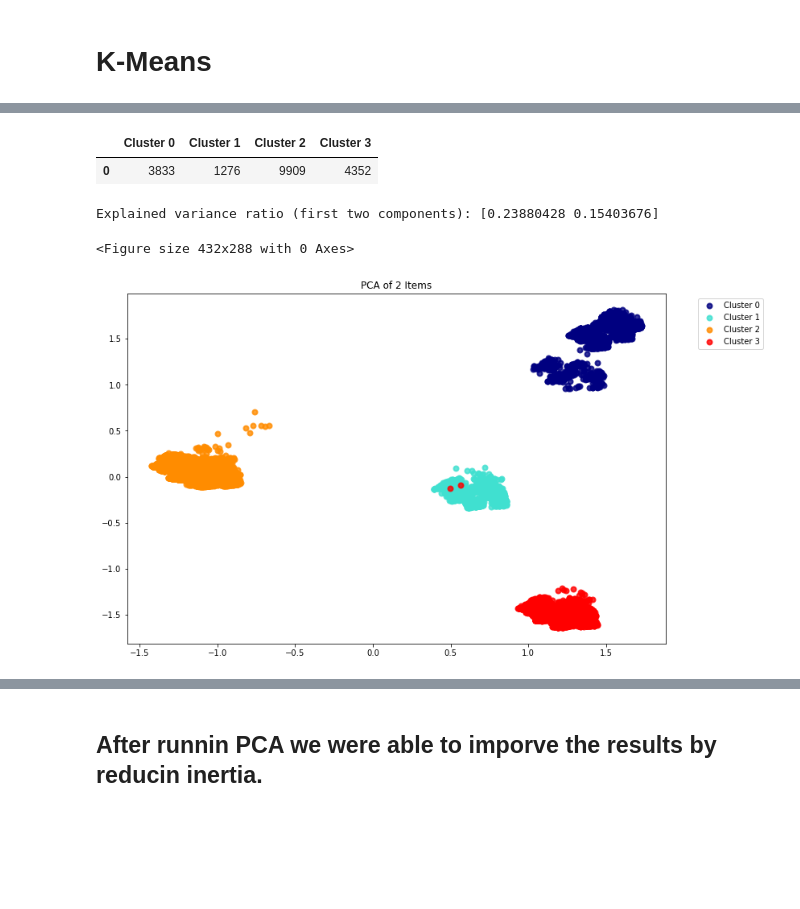
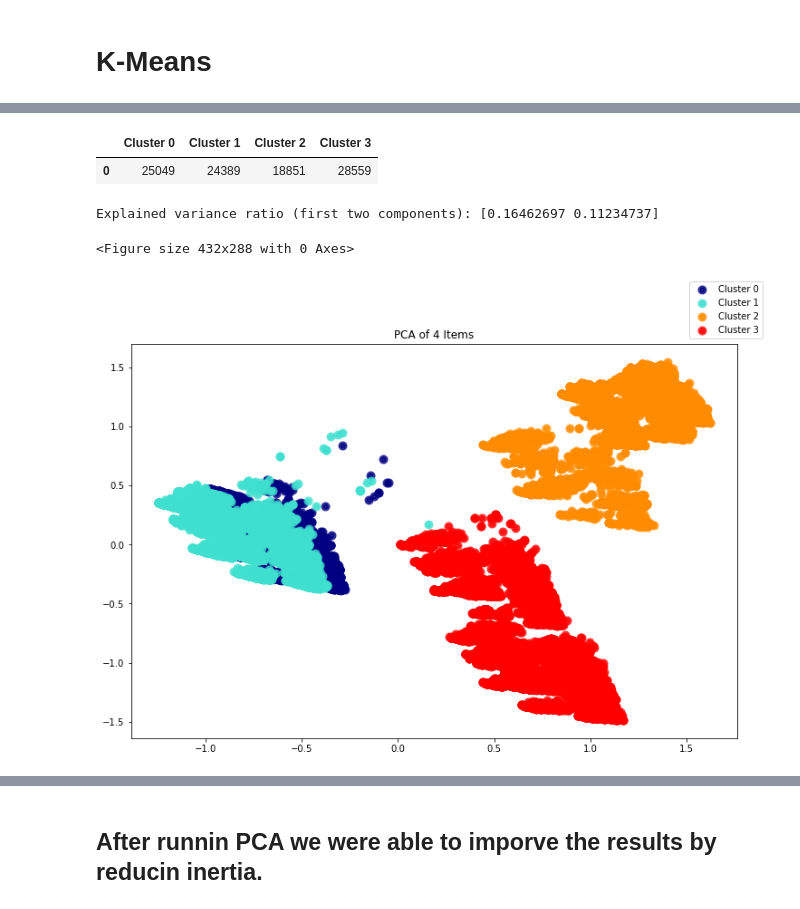
Before and after one commit to crashinabhi/Customer_Churn_project, a Jupyter notebook: Machiene_learning_final_final.ipynb, the cells around one changed output, grey strips where cells are left out. Saved outputs shown, nothing was run; the diff lists cells and outputs as text; code cells hidden in the pictures; blank space fills up the shorter version.

```diff
--- a/Machiene_learning_final_final.ipynb
+++ b/Machiene_learning_final_final.ipynb
@@ -531,0 +561,4 @@ Text(0, 0.5, 'Features')
+# %%
+# Scale the dataset using MinMaxScaler()
+X_scaled = MinMaxScaler().fit_transform(X_km)
+X_scaled.shape
@@ -537,7 +572,7 @@ k = list(range(1, 11))
 # Looking for the best K
 for i in k:
     km = KMeans(n_clusters=i, random_state=15)
-    km=km.fit(X)
+    km=km.fit(X_scaled)
     u=km.inertia_
     inertia.append(u)
     print("The innertia for :", i, "Clusters is:", u)
@@ -564,15 +599,10 @@ df_elbow.hvplot.line(x="k", y="inertia", title="Elbow Curve", xticks=k)
 model = KMeans(n_clusters=4, random_state=15)
 
 # Fit the model
-model.fit(X)
+model.fit(X_scaled)
 
 #Model labels
 model.labels_
 
 # Predict clusters
-predictions = model.predict(X)
-
-# Create return DataFrame with predicted clusters
-df_y = pd.DataFrame(predictions, columns=['Cluster'])
-combined = customer_churn_dummies.join(df_y, how='inner')
-combined.head()
+predictions = model.predict(X_scaled)
@@ -587,6 +609,5 @@ combined.head()
 # %%
 #Calculating the count of customers per cluster
-predictions=model.predict(X_train)
 unique,counts=np.unique(predictions, return_counts=True)
 counts=counts.reshape(1,4)
 
@@ -595,41 +616,39 @@ countscldf=pd.DataFrame(counts,columns=["Cluster 0","Cluster 1","Cluster 2","Clu
 countscldf
 # %% [output]
 |  | Cluster 0 | Cluster 1 | Cluster 2 | Cluster 3 |
-| 0 | 3833 | 1276 | 9909 | 4352 |
+| 0 | 25049 | 24389 | 18851 | 28559 |
 # %%
 from sklearn.decomposition import PCA
 from sklearn.discriminant_analysis import LinearDiscriminantAnalysis
 
 X = X_train
 y_num = predictions
 
 target_names = ["Cluster 0","Cluster 1","Cluster 2","Cluster 3"]
 
 pca = PCA(n_components=2, random_state = 15)
-X_r = pca.fit(X).transform(X)
-
+X_r = pca.fit(X_scaled).transform(X_scaled)
 
 # Percentage of variance explained for each components
 print('Explained variance ratio (first two components): %s' % str(pca.explained_variance_ratio_))
 
 # Plotting the data
 plt.figure()
 plt.figure(figsize=(12,8))
 colors = ['navy', 'turquoise', 'darkorange', 'red', 'black']
-lw = 2
-
+lw = 4
 
 for color, i, target_name in zip(colors, [0, 1, 2, 3, 4], target_names):
     plt.scatter(X_r[y_num == i, 0], X_r[y_num == i, 1], color=color, alpha=.8, lw=lw,label=target_name)
 
 plt.legend(loc='best', shadow=False, scatterpoints=1)
-plt.legend(bbox_to_anchor=(1.05, 1), loc=2, borderaxespad=0.6)
-plt.title('PCA of 2 Items')
+plt.legend(bbox_to_anchor=(1.05, 1), loc=4, borderaxespad=0.6)
+plt.title('PCA of 4 Items')
 plt.show()
 # %% [output]
-Explained variance ratio (first two components): [0.23880428 0.15403676]
+Explained variance ratio (first two components): [0.16462697 0.11234737]
 <Figure size 432x288 with 0 Axes>
-[figure, old version]
+[figure, new version]
 # %%
 #Identify the Best number of components
 # Trying with Dimentionality reduction and then Kmeans
```
Also changed, not shown: parts of 36 cells of this notebook.
